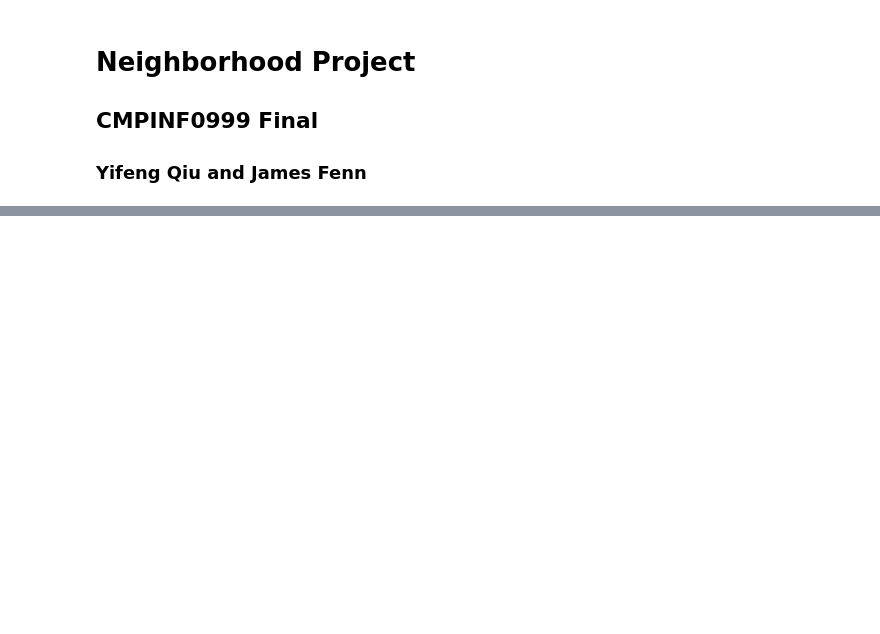
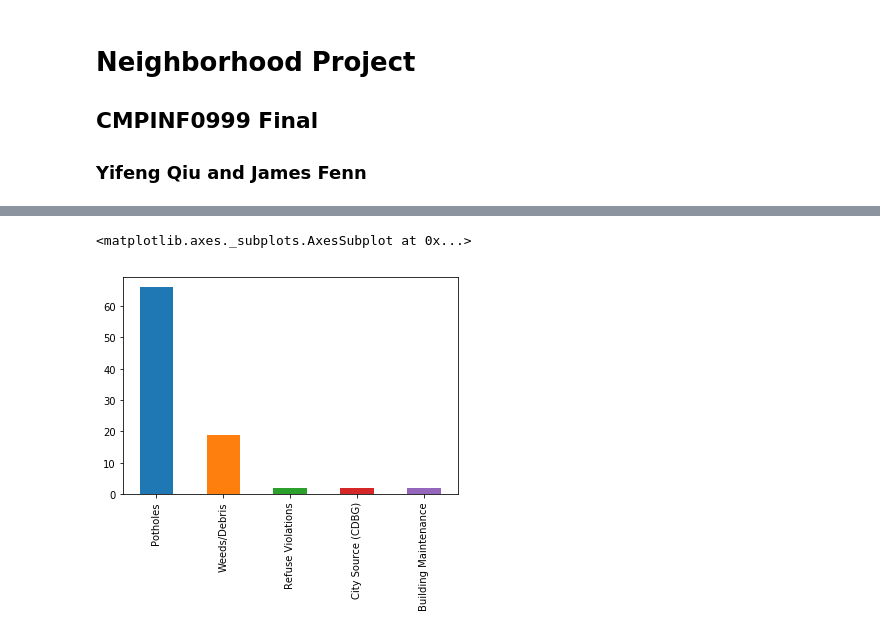
Before and after one commit to yifengqiu18/neighborhood, a Jupyter notebook: project.ipynb, the cells around one changed output, grey strips where cells are left out. Saved outputs shown, nothing was run; the diff lists cells and outputs as text; code cells hidden in the pictures; blank space fills up the shorter version.

```diff
--- a/project.ipynb
+++ b/project.ipynb
@@ -21,0 +31,13 @@ dataArrests = pd.read_csv("https://data.wprdc.org/datastore/dump/e03a89dd-134a-4
+# %%
+# create DataFrame of quantity 311 calls indexed by neighborhood
+mData311 = pd.DataFrame(data311.groupby("NEIGHBORHOOD").size(), columns=["calls"])
+# add "mostType" column containing the most common request type of each neighborhood
+mData311["mostType"] = data311.groupby(["NEIGHBORHOOD"]).agg(lambda x: x["REQUEST_TYPE"].value_counts().index[0])["REQUEST_TYPE"]
+# add "leastType" column containing the most common request type of each neighborhood
+mData311["leastType"] = data311.groupby(["NEIGHBORHOOD"]).agg(lambda x: x["REQUEST_TYPE"].value_counts(ascending=True).index[0])["REQUEST_TYPE"]
+# %%
+# plot the most common "most reported" request types
+mData311["mostType"].value_counts().plot(kind='bar')
+# %% [output]
+<matplotlib.axes._subplots.AxesSubplot at 0x...>
+[figure, added]
```
Also changed, not shown: parts of 7 cells of this notebook.
